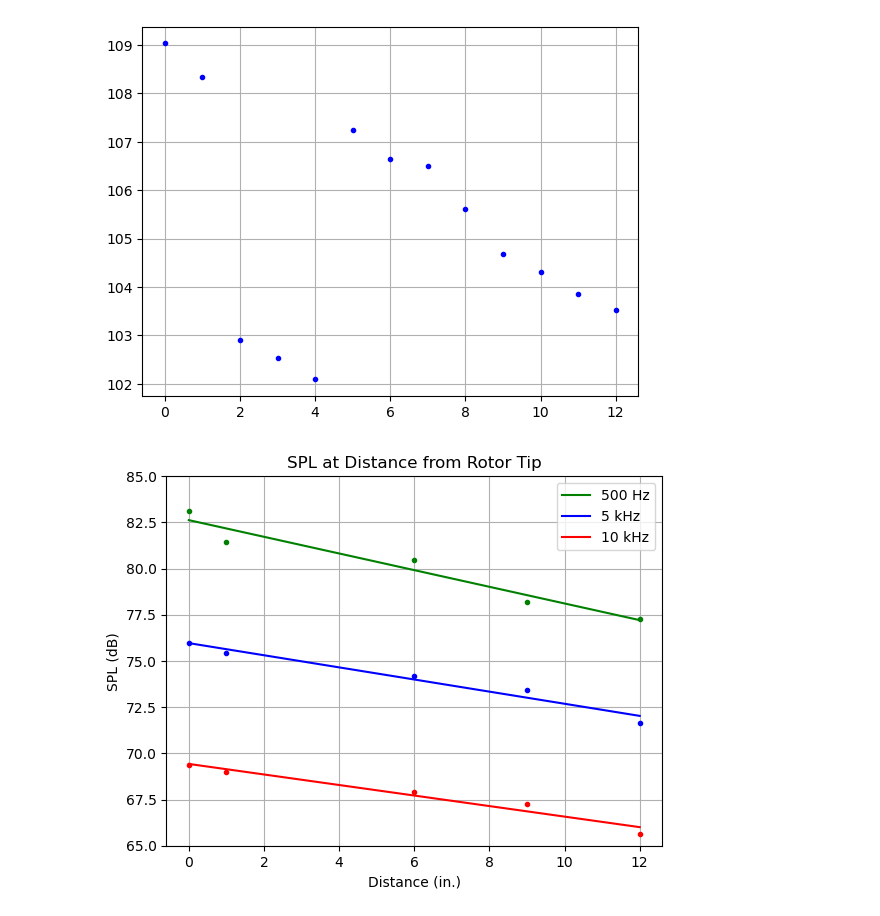
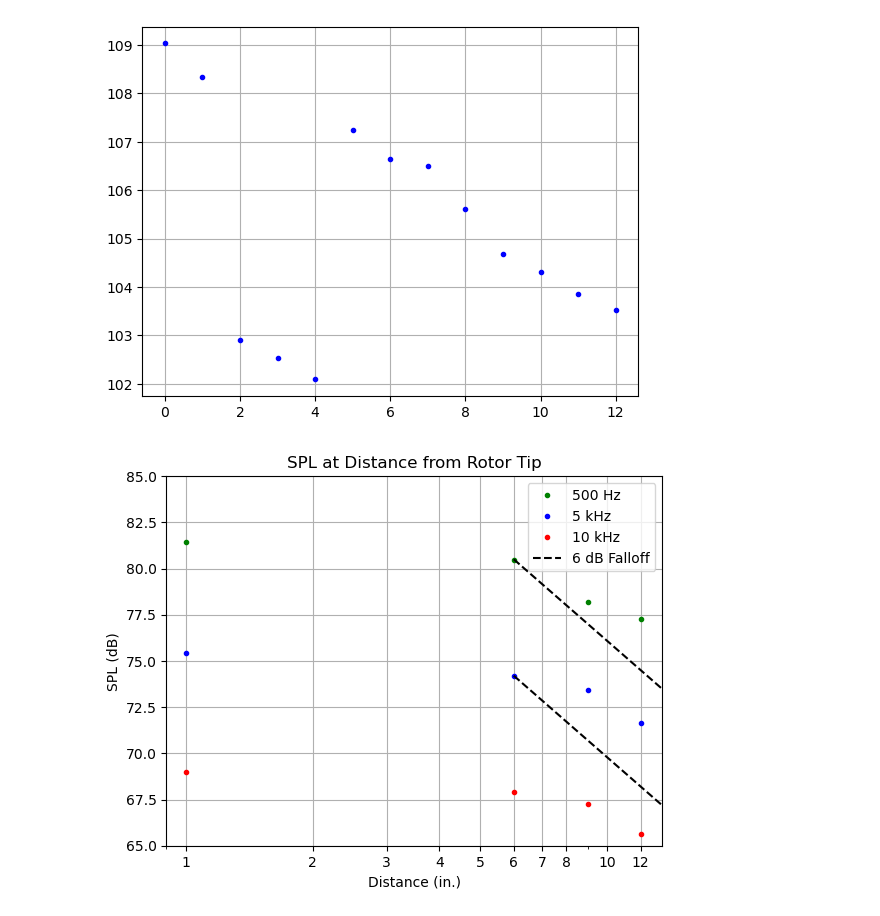
Before and after one commit to sladesladeslade/CuppolettiLab, a Jupyter notebook: Spr 23 UGR/UGRplots.ipynb, the cells around one changed output. Drawn from its saved outputs; the diff is of its cells as text; code cells hidden in the pictures.

```diff
--- a/Spr 23 UGR/UGRplots.ipynb
+++ b/Spr 23 UGR/UGRplots.ipynb
@@ -98,35 +118,46 @@ plt.show()
 # %%
 plt.plot(0, spl0[6][10], "g.")        #10 index = 500Hz
 plt.plot(1, spl1[6][10], "g.")
 plt.plot(6, spl6[6][10], "g.")
 plt.plot(9, spl9[6][10], "g.")
-plt.plot(12, spl12[6][10], "g.")
-a500, b500 = np.polyfit([0, 1, 6, 9, 12], [spl0[6][10], spl1[6][10], spl6[6][10], spl9[6][10], spl12[6][10]], 1)
-xs = np.arange(0, 13, 1)
-plt.plot(xs, a500*xs+b500, "g", label="500 Hz")
+plt.plot(12, spl12[6][10], "g.", label="500 Hz")
+# a500, b500 = np.polyfit([0, 1, 6, 9, 12], [spl0[6][10], spl1[6][10], spl6[6][10], spl9[6][10], spl12[6][10]], 1)
+# xs = np.arange(0, 13, 1)
+# plt.plot(xs, a500*xs+b500, "g", label="500 Hz")
 plt.plot(0, spl0[6][100], "b.")        #100 index = 5kHz
 plt.plot(1, spl1[6][100], "b.")
 plt.plot(6, spl6[6][100], "b.")
 plt.plot(9, spl9[6][100], "b.")
-plt.plot(12, spl12[6][100], "b.")
-a5k, b5k = np.polyfit([0, 1, 6, 9, 12], [spl0[6][100], spl1[6][100], spl6[6][100], spl9[6][100], spl12[6][100]], 1)
-plt.plot(xs, a5k*xs+b5k, "b", label="5 kHz")
+plt.plot(12, spl12[6][100], "b.", label="5 kHz")
+# a5k, b5k = np.polyfit([0, 1, 6, 9, 12], [spl0[6][100], spl1[6][100], spl6[6][100], spl9[6][100], spl12[6][100]], 1)
+# plt.plot(xs, a5k*xs+b5k, "b", label="5 kHz")
 plt.plot(0, spl0[6][200], "r.")        #200 index = 10kHz
 plt.plot(1, spl1[6][200], "r.")
 plt.plot(6, spl6[6][200], "r.")
 plt.plot(9, spl9[6][200], "r.")
-plt.plot(12, spl12[6][200], "r.")
-a10k, b10k = np.polyfit([0, 1, 6, 9, 12], [spl0[6][200], spl1[6][200], spl6[6][200], spl9[6][200], spl12[6][200]], 1)
-plt.plot(xs, a10k*xs+b10k, "r", label="10 kHz")
-plt.legend()
+plt.plot(12, spl12[6][200], "r.", label="10 kHz")
+# a10k, b10k = np.polyfit([0, 1, 6, 9, 12], [spl0[6][200], spl1[6][200], spl6[6][200], spl9[6][200], spl12[6][200]], 1)
+# plt.plot(xs, a10k*xs+b10k, "r", label="10 kHz")
+# plt.legend()
 plt.plot()
 plt.grid()
 plt.xlabel("Distance (in.)")
 plt.ylabel("SPL (dB)")
 plt.title("SPL at Distance from Rotor Tip")
 plt.ylim([65, 85])
+plt.xscale("log")
+plt.xlim([0.9, 13.5])
+labels = ["1", "2", "3", "4", "5", "6", "7", "8","10", "12"]
+plt.xticks([1, 2, 3, 4, 5, 6, 7, 8, 10, 12], labels)
+xs500 = [6*2**i for i in range(4)]
+ys500 = [80.5-6*i for i in range(4)]
+plt.plot(xs500, ys500, "k--", label="6 dB Falloff")
+xs5k = [6*2**i for i in range(4)]
+ys5k = [74.2-6*i for i in range(4)]
+plt.plot(xs5k, ys5k, "k--")
+plt.legend()
 plt.show()
 # %% [output]
-[figure, old version]
+[figure, new version]
 # %%
 plt.plot(2, troyspl2[6][10], "g.")
```
Also changed, not shown: parts of 4 cells of this notebook.
